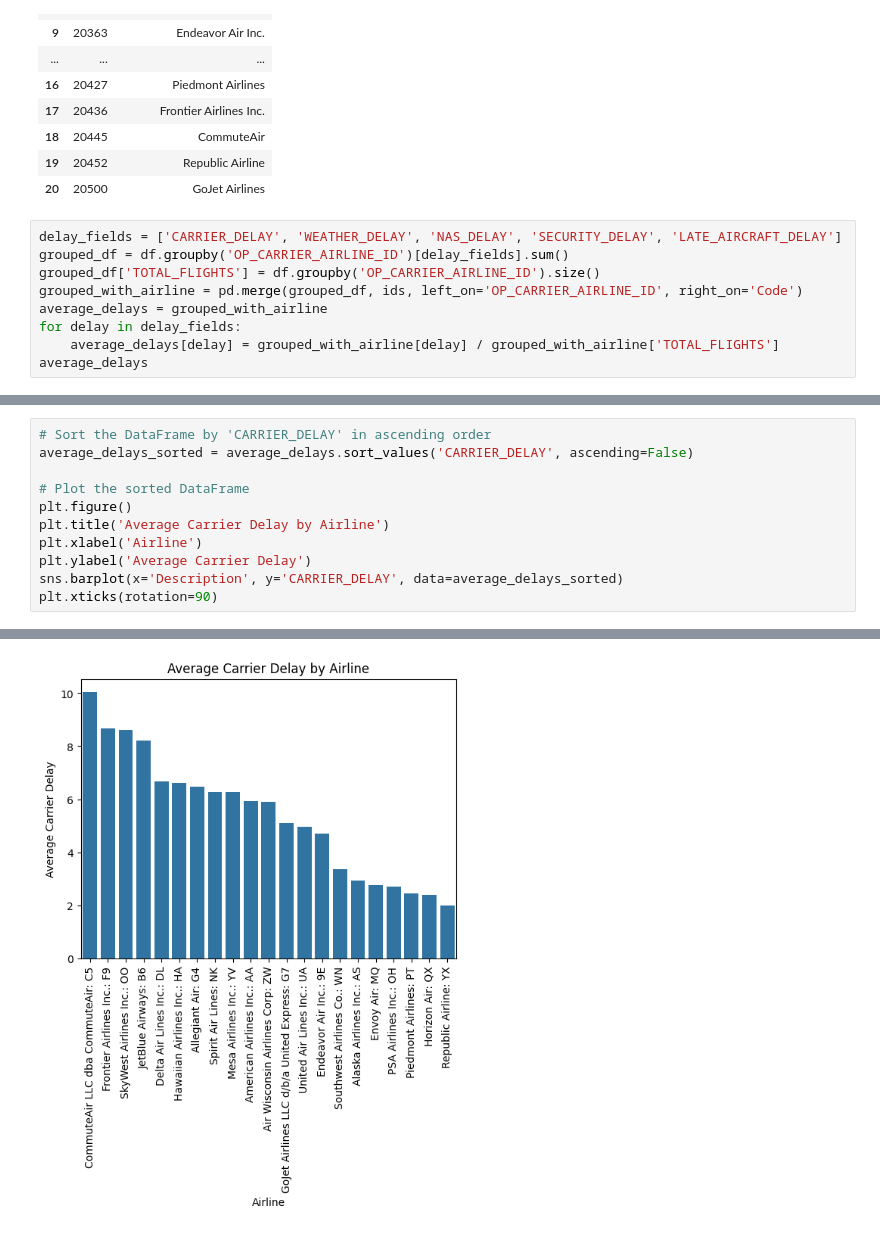
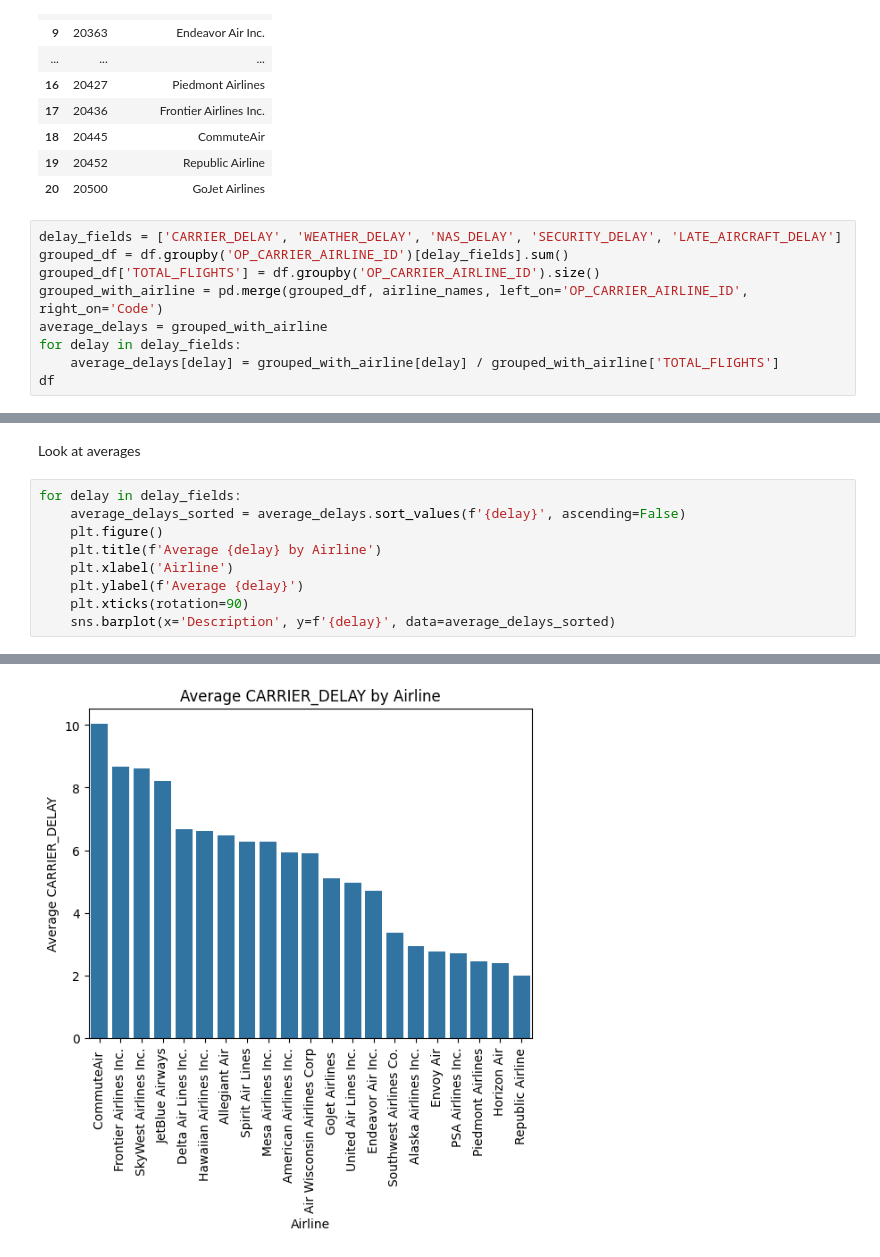
Before and after one commit to SnartBlast/cs5830_final_project, a Jupyter notebook: main.ipynb, the cells around one changed output, grey strips where cells are left out. Drawn from its saved outputs; the diff is of its cells as text.

Commit message:
added graphing for all averages

```diff
--- a/main.ipynb
+++ b/main.ipynb
@@ -40,9 +40,9 @@ airline_names
 delay_fields = ['CARRIER_DELAY', 'WEATHER_DELAY', 'NAS_DELAY', 'SECURITY_DELAY', 'LATE_AIRCRAFT_DELAY']
 grouped_df = df.groupby('OP_CARRIER_AIRLINE_ID')[delay_fields].sum()
 grouped_df['TOTAL_FLIGHTS'] = df.groupby('OP_CARRIER_AIRLINE_ID').size()
-grouped_with_airline = pd.merge(grouped_df, ids, left_on='OP_CARRIER_AIRLINE_ID', right_on='Code')
+grouped_with_airline = pd.merge(grouped_df, airline_names, left_on='OP_CARRIER_AIRLINE_ID', right_on='Code')
 average_delays = grouped_with_airline
 for delay in delay_fields:
     average_delays[delay] = grouped_with_airline[delay] / grouped_with_airline['TOTAL_FLIGHTS']
-average_delays
+df
 # %% [output]
@@ -66,12 +62,12 @@ average_delays
+# %% [markdown]
+Look at averages
 # %%
-# Sort the DataFrame by 'CARRIER_DELAY' in ascending order
-average_delays_sorted = average_delays.sort_values('CARRIER_DELAY', ascending=False)
-
-# Plot the sorted DataFrame
-plt.figure()
-plt.title('Average Carrier Delay by Airline')
-plt.xlabel('Airline')
-plt.ylabel('Average Carrier Delay')
-sns.barplot(x='Description', y='CARRIER_DELAY', data=average_delays_sorted)
-plt.xticks(rotation=90)
+for delay in delay_fields:
+    average_delays_sorted = average_delays.sort_values(f'{delay}', ascending=False)
+    plt.figure()
+    plt.title(f'Average {delay} by Airline')
+    plt.xlabel('Airline')
+    plt.ylabel(f'Average {delay}')
+    plt.xticks(rotation=90)
+    sns.barplot(x='Description', y=f'{delay}', data=average_delays_sorted)
 # %% [output]
@@ -95 +74 @@ plt.xticks(rotation=90)
-[figure, old version]
+[figure, new version]
```
Also changed, not shown: parts of 3 cells of this notebook.
